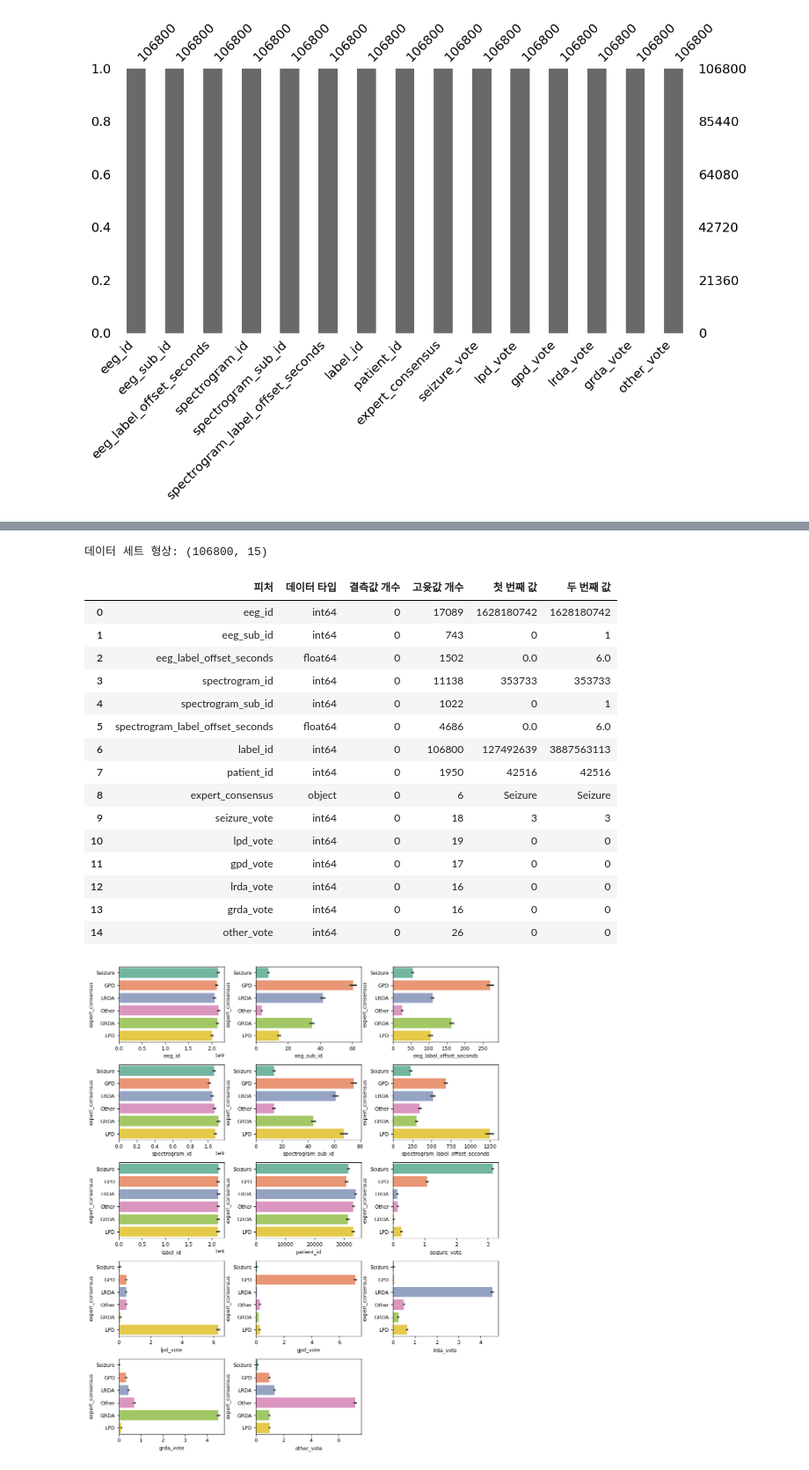
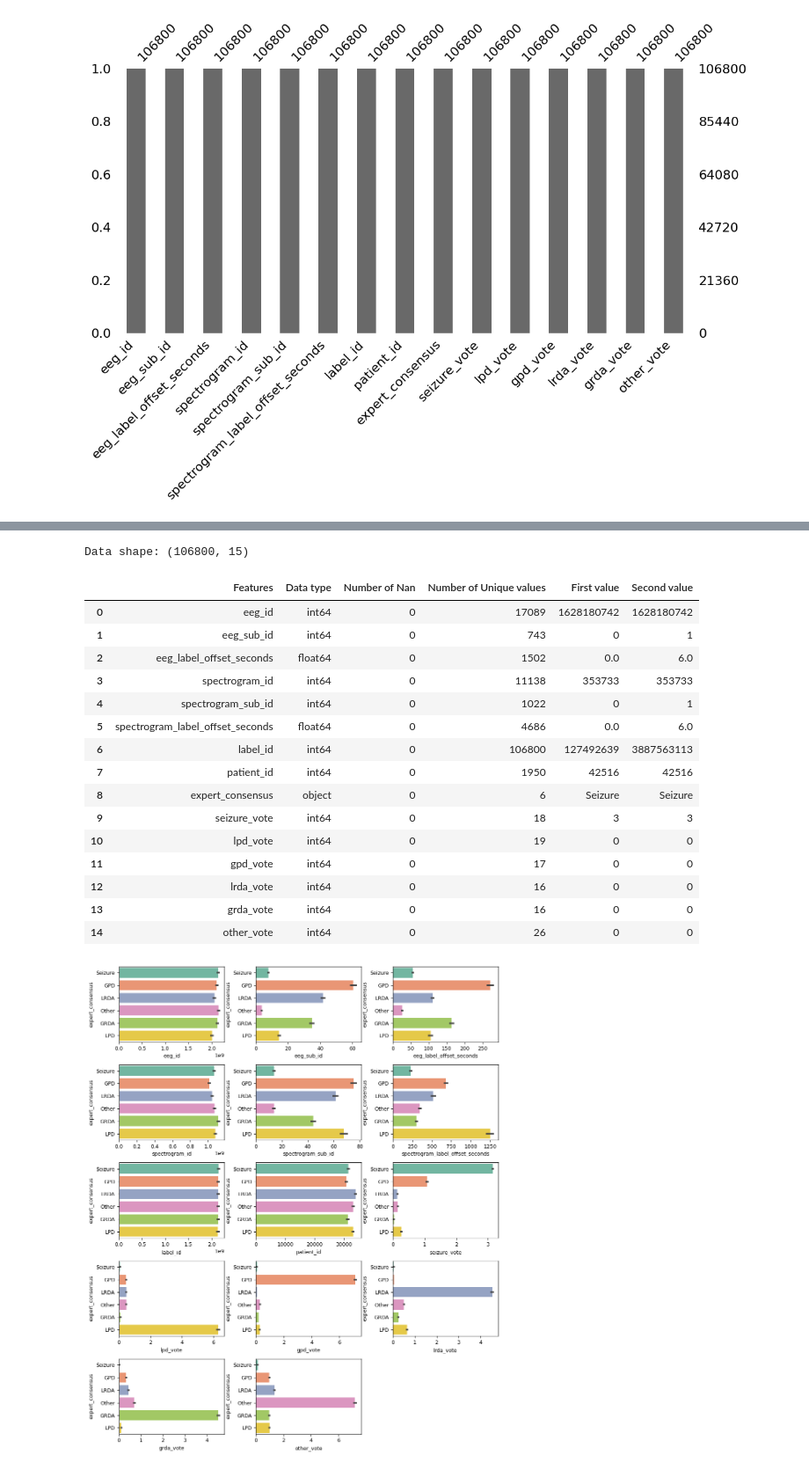
Before and after one commit to bellkjtt/Competition-Kaggle-Dacon, a Jupyter notebook: harmful-brain-eda.ipynb, the cells around one changed output, grey strips where cells are left out. Shown at 88% size. Saved outputs shown, nothing was run; the diff lists cells and outputs as text; code cells hidden in the pictures.

```diff
--- a/harmful-brain-eda.ipynb
+++ b/harmful-brain-eda.ipynb
@@ -100,16 +91,17 @@ submission.head()
 | 0 | 3911565283 | 0.166667 | 0.166667 | 0.166667 | 0.166667 | 0.166667 | 0.166667 |
 # %%
 def resumetable(df):
-    print(f'데이터 세트 형상: {df.shape}')
-    summary = pd.DataFrame(df.dtypes, columns=['데이터 타입'])
+    print(f'Data shape: {df.shape}')
+    summary = pd.DataFrame(df.dtypes, columns=['Data type'])
     summary = summary.reset_index()
-    summary = summary.rename(columns={'index': '피처'})
-    summary['결측값 개수'] = df.isnull().sum().values
-    summary['고윳값 개수'] = df.nunique().values
-    summary['첫 번째 값'] = df.loc[0].values
-    summary['두 번째 값'] = df.loc[1].values
+    summary = summary.rename(columns={'index': 'Features'})
+    summary['Number of Nan'] = df.isnull().sum().values
+    summary['Number of Unique values'] = df.nunique().values
+    summary['First value'] = df.loc[0].values
+    summary['Second value'] = df.loc[1].values
 
     return summary
 
-resumetable(train)
+summary = resumetable(train)
+summary
 # %% [output]
@@ -295,21 +287,21 @@ ax.set_title('Target Distribution');
 # %%
 def resumetable(df):
-    print(f'데이터 세트 형상: {df.shape}')
-    summary = pd.DataFrame(df.dtypes, columns=['데이터 타입']) #데이터 타입별로 서머리
-    summary = summary.reset_index() #그렇게 구한 서버리를 index 리셋
-    summary = summary.rename(columns={'index': '피처'}) #피처를
-    summary['결측값 개수'] = df.isnull().sum().values #결측값 개수 열 추가
-    summary['고윳값 개수'] = df.nunique().values #고윳값 개수 열 추가
-    summary['첫 번째 값'] = df.loc[0].values #첫째값
-    summary['두 번째 값'] = df.loc[1].values #둘째값
+    print(f'Data shape: {df.shape}')
+    summary = pd.DataFrame(df.dtypes, columns=['Data type'])
+    summary = summary.reset_index()
+    summary = summary.rename(columns={'index': 'Features'})
+    summary['Number of Nan'] = df.isnull().sum().values
+    summary['Number of Unique values'] = df.nunique().values
+    summary['First value'] = df.loc[0].values
+    summary['Second value'] = df.loc[1].values
 
     return summary
 
-summary=resumetable(train)
+summary = resumetable(train)
 summary
 # %% [output]
-데이터 세트 형상: (106800, 15)
+Data shape: (106800, 15)
-|  | 피처 | 데이터 타입 | 결측값 개수 | 고윳값 개수 | 첫 번째 값 | 두 번째 값 |
+|  | Features | Data type | Number of Nan | Number of Unique values | First value | Second value |
 | 0 | eeg_id | int64 | 0 | 17089 | 1628180742 | 1628180742 |
 | 1 | eeg_sub_id | int64 | 0 | 743 | 0 | 1 |
 | 2 | eeg_label_offset_seconds | float64 | 0 | 1502 | 0.0 | 6.0 |
```
Also changed, not shown: parts of 11 cells of this notebook.
